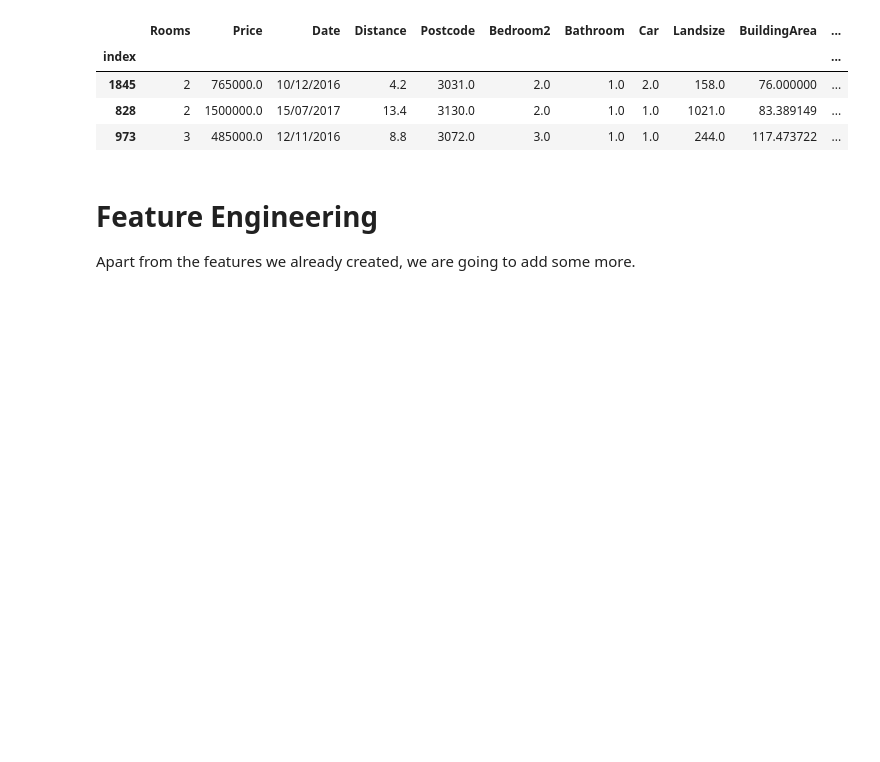
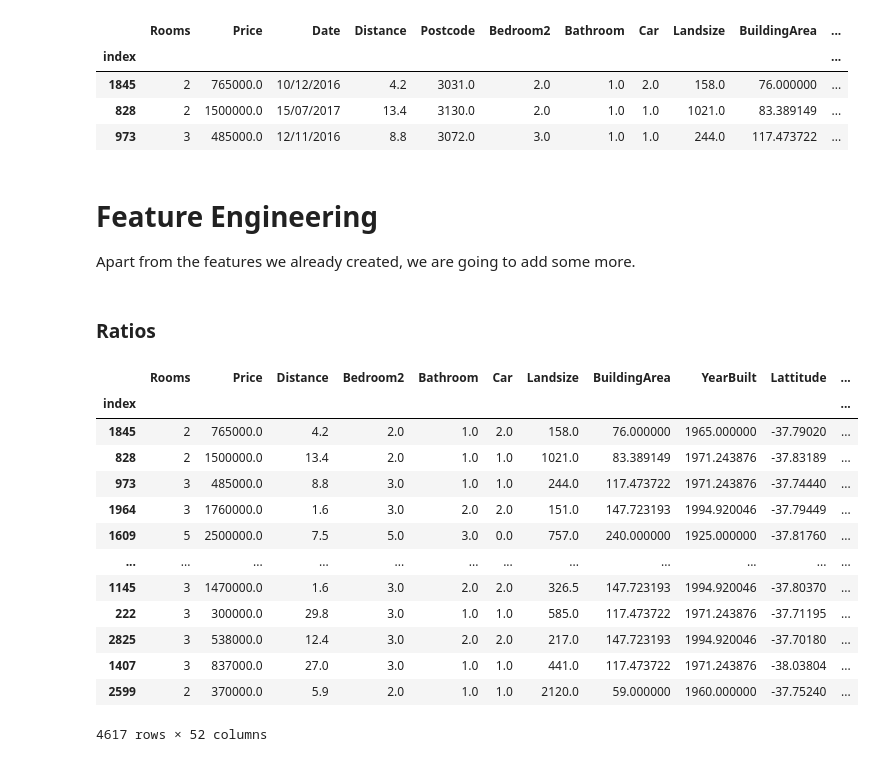
Before and after one commit to nil-andreu/machine-learning-posgrade, a Jupyter notebook: Project 2: Housing Price Prediction/House Pred.ipynb, the cells around one changed output. Saved outputs shown, nothing was run; the diff lists cells and outputs as text; code cells hidden in the pictures; blank space fills up the shorter version.

```diff
--- a/Project 2: Housing Price Prediction/House Pred.ipynb
+++ b/Project 2: Housing Price Prediction/House Pred.ipynb
@@ -1174,6 +1196,25 @@ Apart from the features we already created, we are going to add some more.
 train_set_extended = train_set_processed.copy()
 valid_set_extended = valid_set_processed.copy()
 test_set_extended = test_set_processed.copy()
+# %% [markdown]
+### Ratios
+# %%
+train_set_extended
+# %% [output]
+|  | Rooms | Price | Distance | Bedroom2 | Bathroom | Car | Landsize | BuildingArea | YearBuilt | Lattitude | ... |
+| index |  |  |  |  |  |  |  |  |  |  | ... |
+| 1845 | 2 | 765000.0 | 4.2 | 2.0 | 1.0 | 2.0 | 158.0 | 76.000000 | 1965.000000 | -37.79020 | ... |
+| 828 | 2 | 1500000.0 | 13.4 | 2.0 | 1.0 | 1.0 | 1021.0 | 83.389149 | 1971.243876 | -37.83189 | ... |
+| 973 | 3 | 485000.0 | 8.8 | 3.0 | 1.0 | 1.0 | 244.0 | 117.473722 | 1971.243876 | -37.74440 | ... |
+| 1964 | 3 | 1760000.0 | 1.6 | 3.0 | 2.0 | 2.0 | 151.0 | 147.723193 | 1994.920046 | -37.79449 | ... |
+| 1609 | 5 | 2500000.0 | 7.5 | 5.0 | 3.0 | 0.0 | 757.0 | 240.000000 | 1925.000000 | -37.81760 | ... |
+| ... | ... | ... | ... | ... | ... | ... | ... | ... | ... | ... | ... |
+| 1145 | 3 | 1470000.0 | 1.6 | 3.0 | 2.0 | 2.0 | 326.5 | 147.723193 | 1994.920046 | -37.80370 | ... |
+| 222 | 3 | 300000.0 | 29.8 | 3.0 | 1.0 | 1.0 | 585.0 | 117.473722 | 1971.243876 | -37.71195 | ... |
+| 2825 | 3 | 538000.0 | 12.4 | 3.0 | 2.0 | 2.0 | 217.0 | 147.723193 | 1994.920046 | -37.70180 | ... |
+| 1407 | 3 | 837000.0 | 27.0 | 3.0 | 1.0 | 1.0 | 441.0 | 117.473722 | 1971.243876 | -38.03804 | ... |
+| 2599 | 2 | 370000.0 | 5.9 | 2.0 | 1.0 | 1.0 | 2120.0 | 59.000000 | 1960.000000 | -37.75240 | ... |
+4617 rows × 52 columns
 # %%
 # Adding ratios
 train_set_extended['bed_bath_ratio'] = train_set_extended['Bedroom2'] + 1 / train_set_extended['Bathroom'] + 1
```
Also changed, not shown: parts of 54 cells of this notebook, 1 other file.
